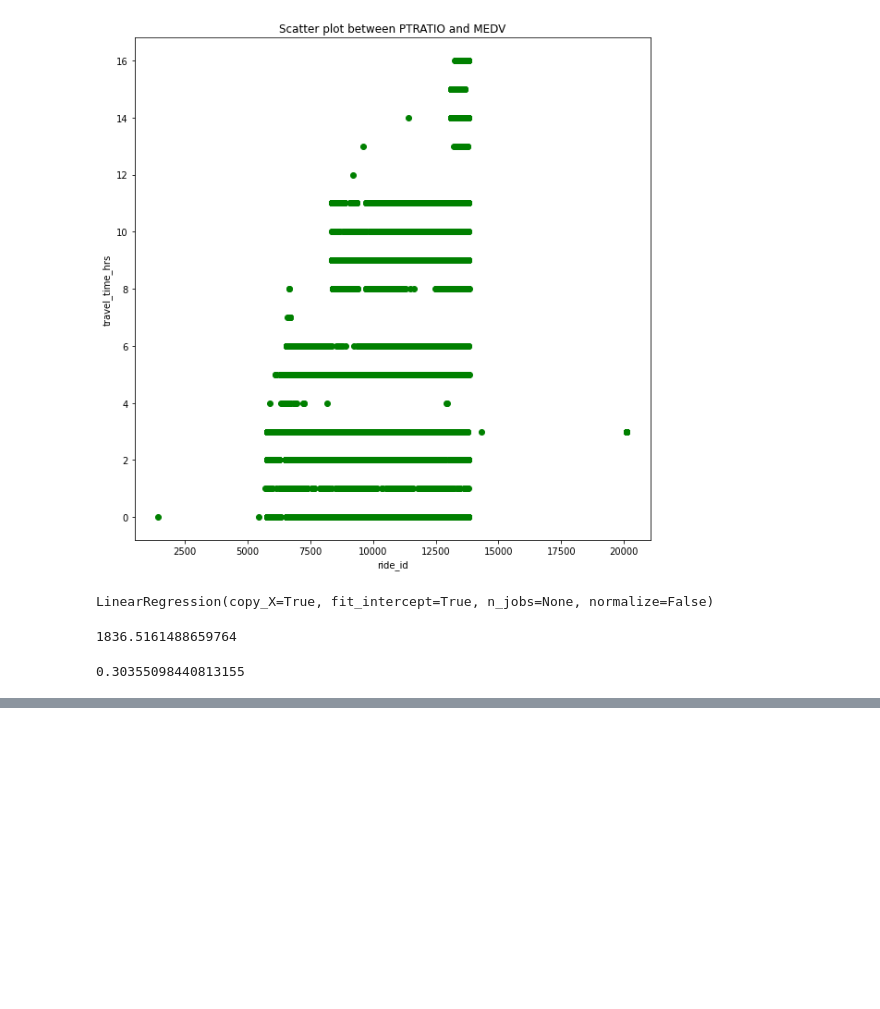
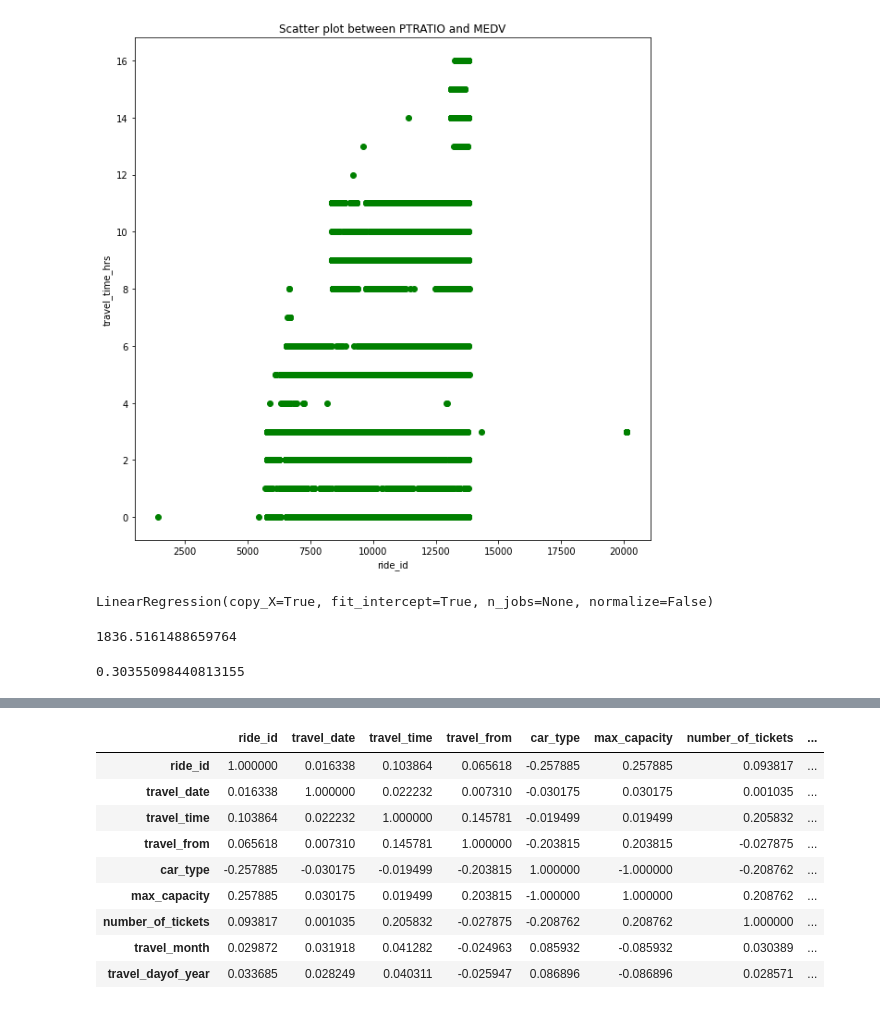
Before and after one commit to VaideswarReddy/Demanad-prediction-for-public-transport, a Jupyter notebook: Vaideswar_Reddy_Team_5_Capstone_Project_2.ipynb, the cells around one changed output, grey strips where cells are left out. Saved outputs shown, nothing was run; the diff lists cells and outputs as text; code cells hidden in the pictures; blank space fills up the shorter version.

```diff
--- a/Vaideswar_Reddy_Team_5_Capstone_Project_2.ipynb
+++ b/Vaideswar_Reddy_Team_5_Capstone_Project_2.ipynb
@@ -589,0 +702,13 @@ r2_score(y_test, y_pred)
+# %%
+df_processed.corr()
+# %% [output]
+|  | ride_id | travel_date | travel_time | travel_from | car_type | max_capacity | number_of_tickets | ... |
+| ride_id | 1.000000 | 0.016338 | 0.103864 | 0.065618 | -0.257885 | 0.257885 | 0.093817 | ... |
+| travel_date | 0.016338 | 1.000000 | 0.022232 | 0.007310 | -0.030175 | 0.030175 | 0.001035 | ... |
+| travel_time | 0.103864 | 0.022232 | 1.000000 | 0.145781 | -0.019499 | 0.019499 | 0.205832 | ... |
+| travel_from | 0.065618 | 0.007310 | 0.145781 | 1.000000 | -0.203815 | 0.203815 | -0.027875 | ... |
+| car_type | -0.257885 | -0.030175 | -0.019499 | -0.203815 | 1.000000 | -1.000000 | -0.208762 | ... |
+| max_capacity | 0.257885 | 0.030175 | 0.019499 | 0.203815 | -1.000000 | 1.000000 | 0.208762 | ... |
+| number_of_tickets | 0.093817 | 0.001035 | 0.205832 | -0.027875 | -0.208762 | 0.208762 | 1.000000 | ... |
+| travel_month | 0.029872 | 0.031918 | 0.041282 | -0.024963 | 0.085932 | -0.085932 | 0.030389 | ... |
+| travel_dayof_year | 0.033685 | 0.028249 | 0.040311 | -0.025947 | 0.086896 | -0.086896 | 0.028571 | ... |
```
Also changed, not shown: parts of 31 cells of this notebook.
